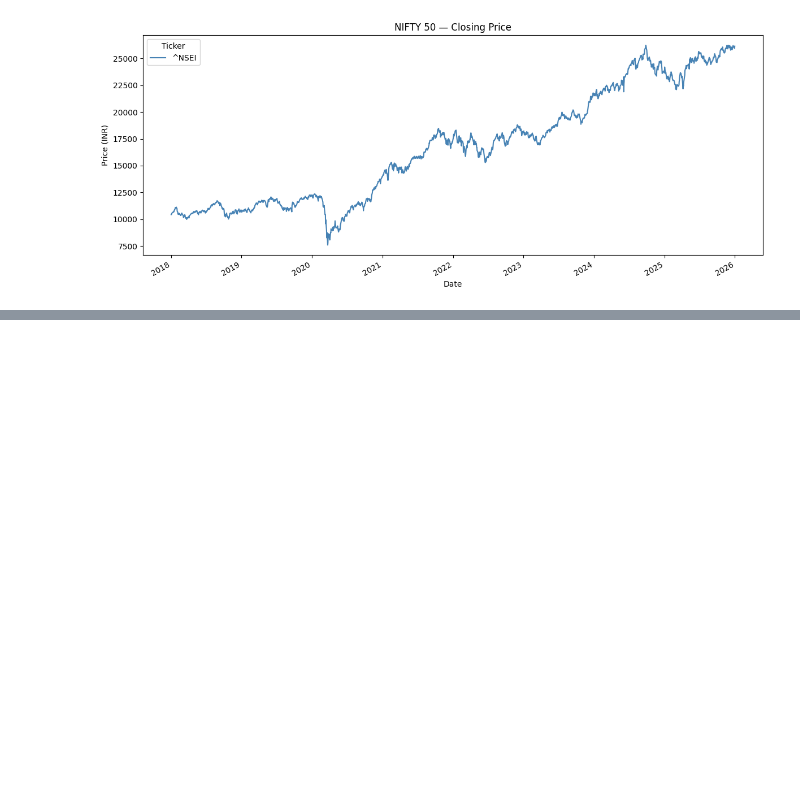
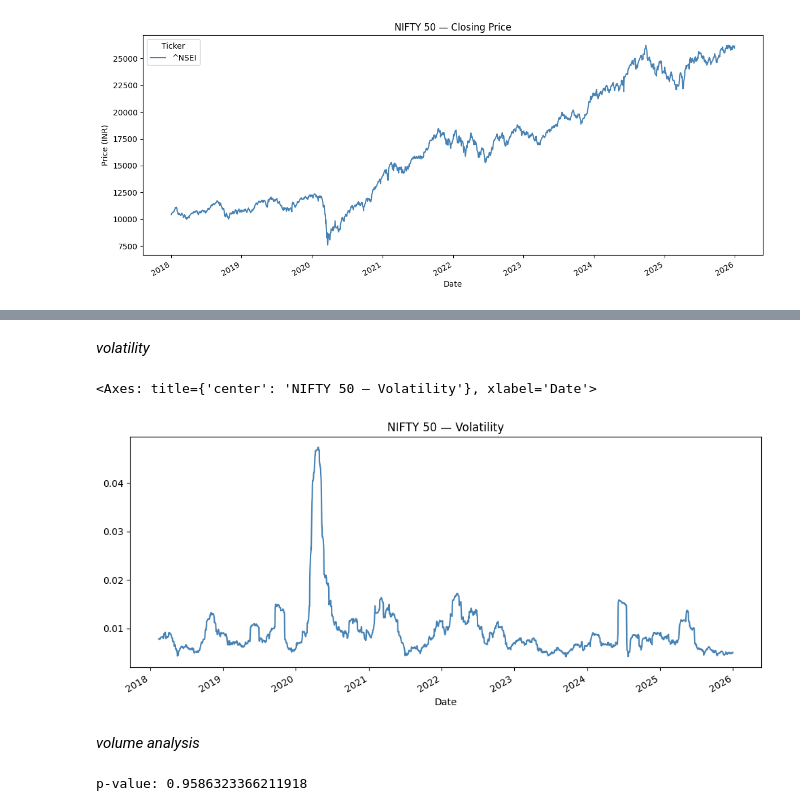
Before and after one commit to aparna-2001/nifty50-stock-price-forecasting, a Jupyter notebook: Data_collection_EDA_Decomposition.ipynb, the cells around one changed output, grey strips where cells are left out. Saved outputs shown, nothing was run; the diff lists cells and outputs as text; code cells hidden in the pictures; blank space fills up the shorter version.

```diff
--- a/Data_collection_EDA_Decomposition.ipynb
+++ b/Data_collection_EDA_Decomposition.ipynb
@@ -62,0 +122,17 @@ df.head()
+# %% [markdown]
+*volatility*
+# %%
+df['Volatility'] = df['Daily_Return'].rolling(30).std()
+df['Volatility'].plot(figsize=(12,5), title='NIFTY 50 — Volatility', color='steelblue')
+# %% [output]
+<Axes: title={'center': 'NIFTY 50 — Volatility'}, xlabel='Date'>
+[figure, added]
+# %% [markdown]
+*volume analysis*
+# %%
+from statsmodels.tsa.stattools import adfuller
+result = adfuller(df['Close'])
+print(f'p-value: {result[1]}')
+# p > 0.05 → non-stationary (expected)
+# %% [output]
+p-value: 0.9586323366211918
```
Also changed, not shown: parts of 9 cells of this notebook.
